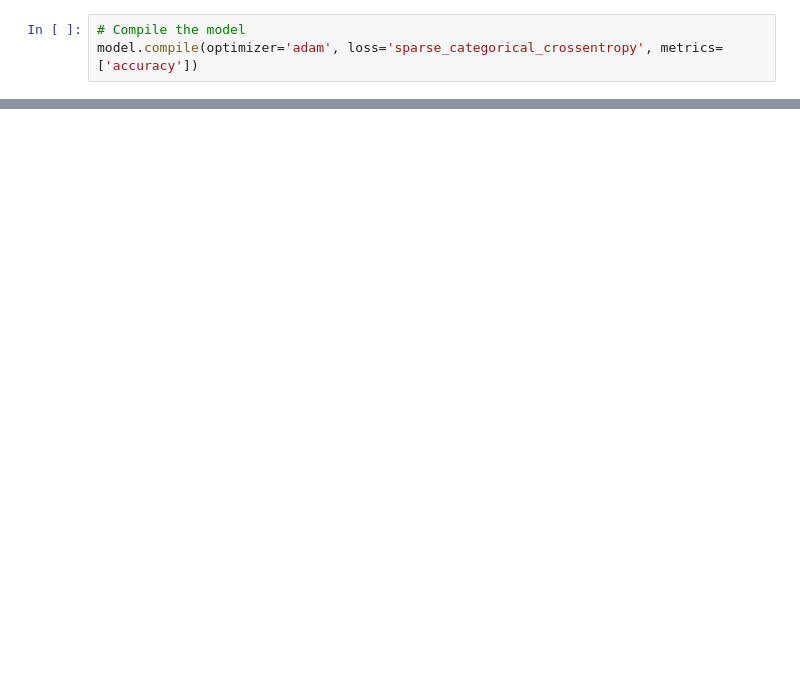
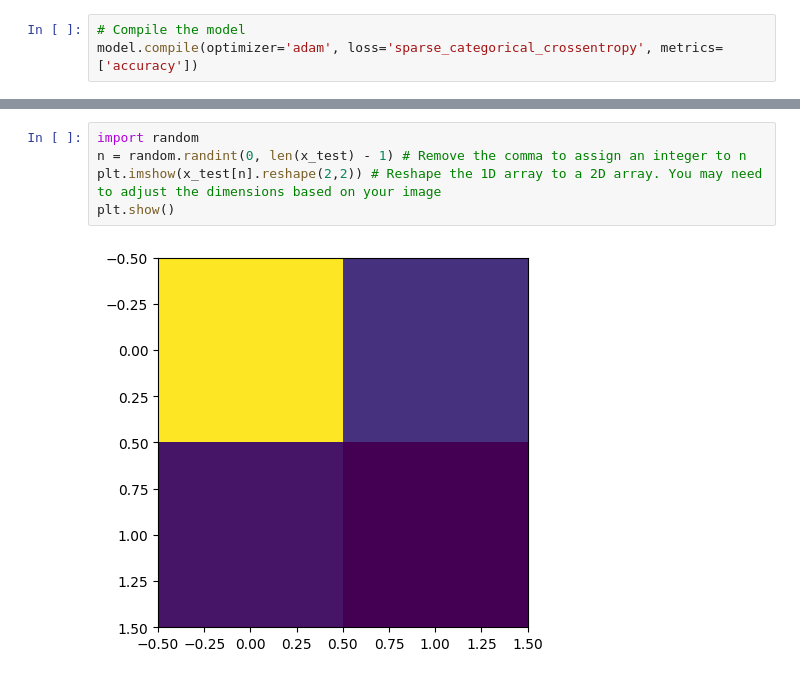
Before and after one commit to DSpike/Iris_Plan_Classification, a Jupyter notebook: Iris_Plant_Classification.ipynb, the cells around one changed output, grey strips where cells are left out. Saved outputs shown, nothing was run; the diff lists cells and outputs as text; blank space fills up the shorter version.

```diff
--- a/Iris_Plant_Classification.ipynb
+++ b/Iris_Plant_Classification.ipynb
@@ -166,0 +193,7 @@ plt.show()
+# %%
+import random
+n = random.randint(0, len(x_test) - 1) # Remove the comma to assign an integer to n
+plt.imshow(x_test[n].reshape(2,2)) # Reshape the 1D array to a 2D array. You may need to adjust the dimensions based on your image
+plt.show()
+# %% [output]
+[figure, added]
```
Also changed, not shown: parts of 13 cells of this notebook.
